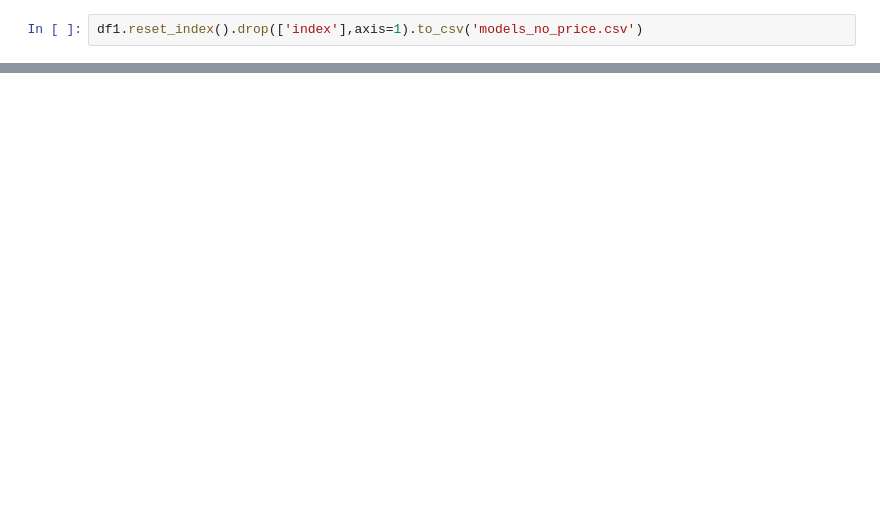
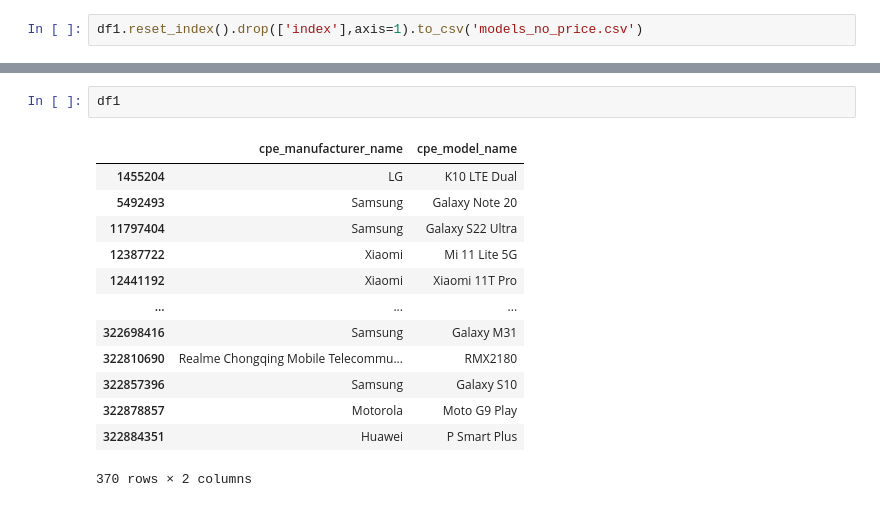
Before and after one commit to shockless/mts-ml-cup, a Jupyter notebook: cities_prices_fe.ipynb, the cells around one changed output, grey strips where cells are left out. Cells and saved outputs as stored; diff of their text form; blank space fills up the shorter version.

```diff
--- a/cities_prices_fe.ipynb
+++ b/cities_prices_fe.ipynb
@@ -73,0 +104,16 @@ df1.reset_index().drop(['index'],axis=1).to_csv('models_no_price.csv')
+# %%
+df1
+# %% [output]
+|  | cpe_manufacturer_name | cpe_model_name |
+| 1455204 | LG | K10 LTE Dual |
+| 5492493 | Samsung | Galaxy Note 20 |
+| 11797404 | Samsung | Galaxy S22 Ultra |
+| 12387722 | Xiaomi | Mi 11 Lite 5G |
+| 12441192 | Xiaomi | Xiaomi 11T Pro |
+| ... | ... | ... |
+| 322698416 | Samsung | Galaxy M31 |
+| 322810690 | Realme Chongqing Mobile Telecommu... | RMX2180 |
+| 322857396 | Samsung | Galaxy S10 |
+| 322878857 | Motorola | Moto G9 Play |
+| 322884351 | Huawei | P Smart Plus |
+370 rows × 2 columns
```
Also changed, not shown: parts of 15 cells of this notebook, 5 other files.
